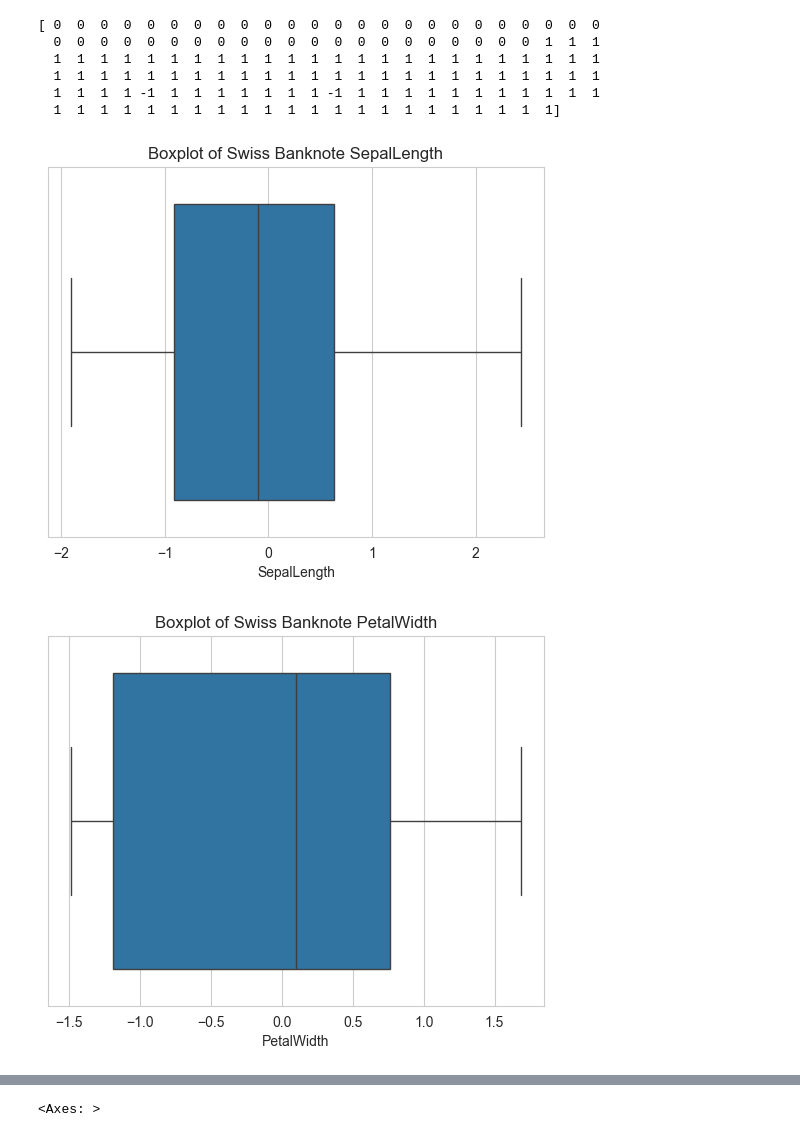
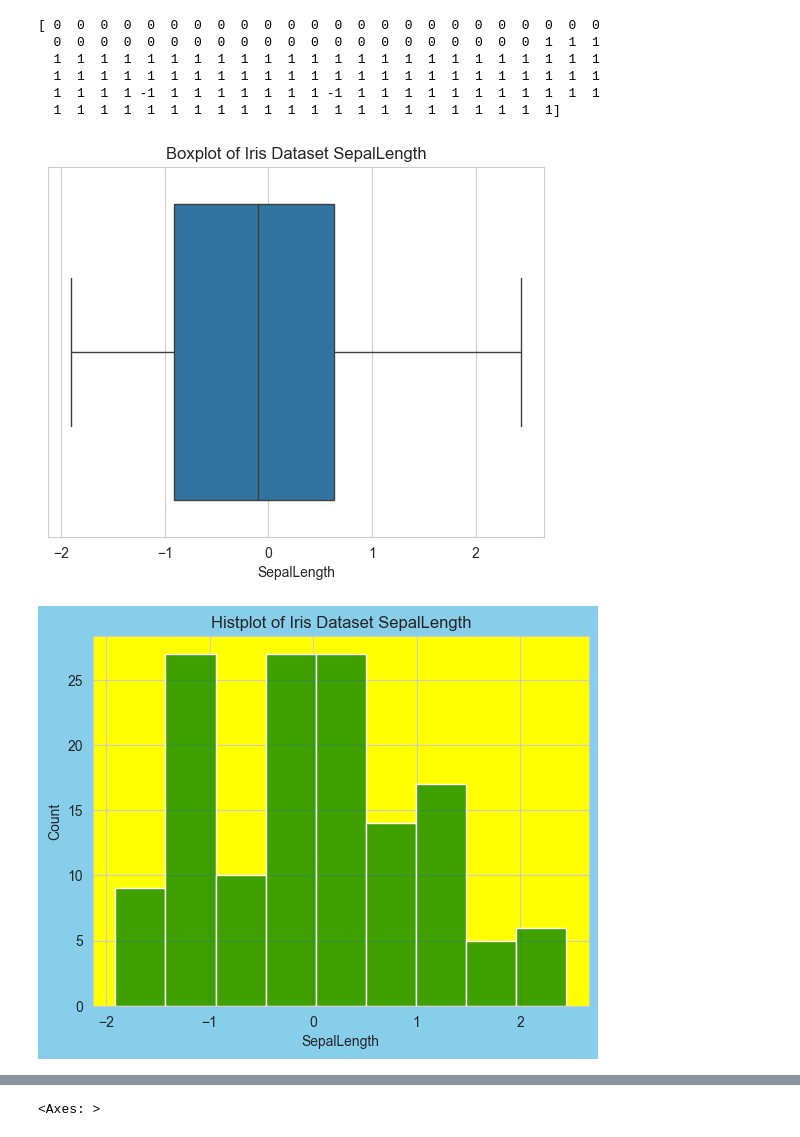
Before and after one commit to KrishnanditoLksn/MachineLearning_101, a Jupyter notebook: praktikkum/pertemuan3/iris_klastering.ipynb, the cells around one changed output, grey strips where cells are left out. Cells and saved outputs as stored; diff of their text form; code cells hidden in the pictures.

```diff
--- a/praktikkum/pertemuan3/iris_klastering.ipynb
+++ b/praktikkum/pertemuan3/iris_klastering.ipynb
@@ -537,12 +552,20 @@ print(dbscan_opt.labels_)
 # %%
 def boxplot(column):
     sns.boxplot(data=clean_iris_df, x=clean_iris_df[f"{column}"])
-    plt.title(f"Boxplot of Swiss Banknote {column}")
+    plt.title(f"Boxplot of Iris Dataset {column}")
     plt.show()
+# %%
+def histplot(column):
+    sns.histplot(data=clean_iris_df, x=clean_iris_df[f"{column}"], color='green')
+    plt.title(f"Histplot of Iris Dataset {column}")
+    plt.gcf().patch.set_facecolor('skyblue')
+    plt.gca().set_facecolor('yellow')
+    plt.show()
 # %%
 columns = ['SepalLength', 'PetalWidth', 'PetalLength', 'SepalWidth']
 for i in range(len(columns)):
     boxplot(column=columns[i])
+    histplot(column=columns[i])
 # %% [output]
-[figure, old version]
+[figure, new version]
-[figure, old version]
+[figure, new version]
```
Also changed, not shown: parts of 18 cells of this notebook.
